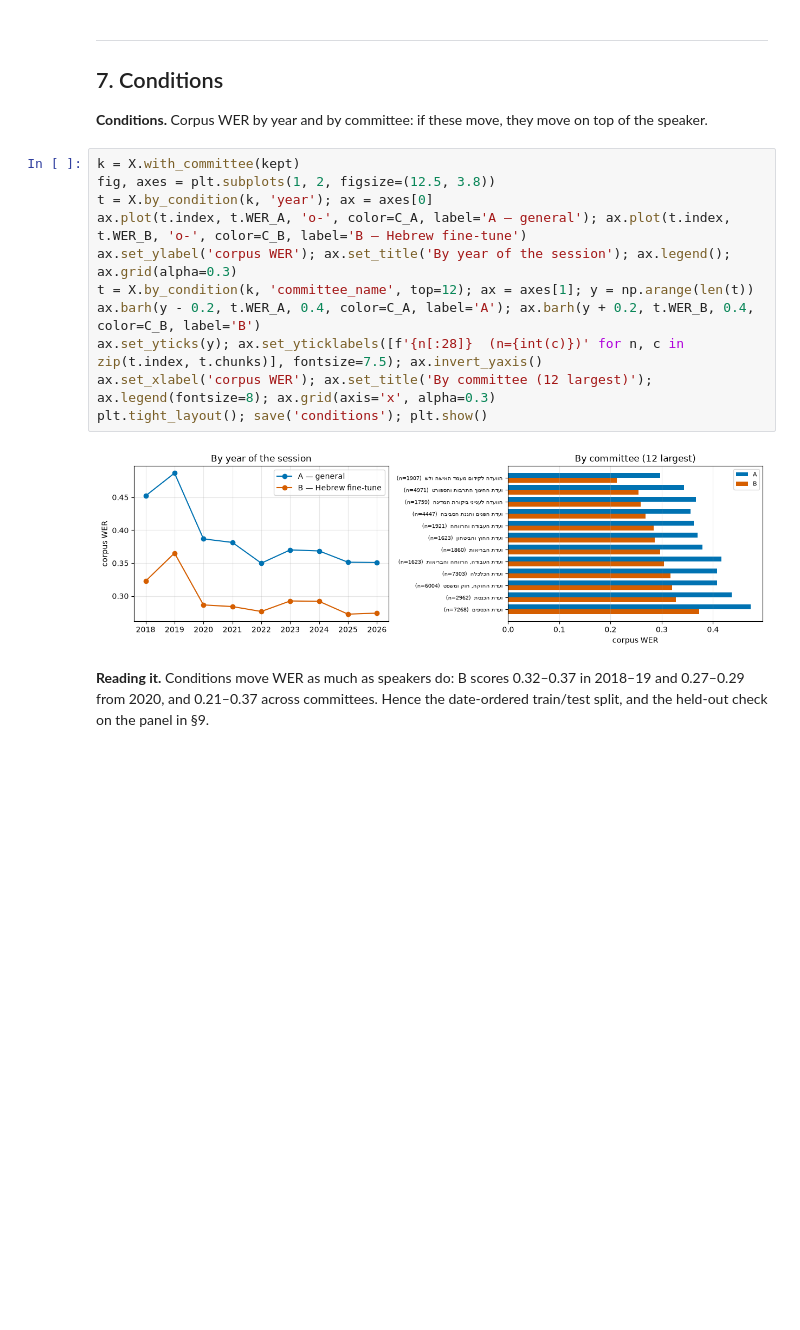
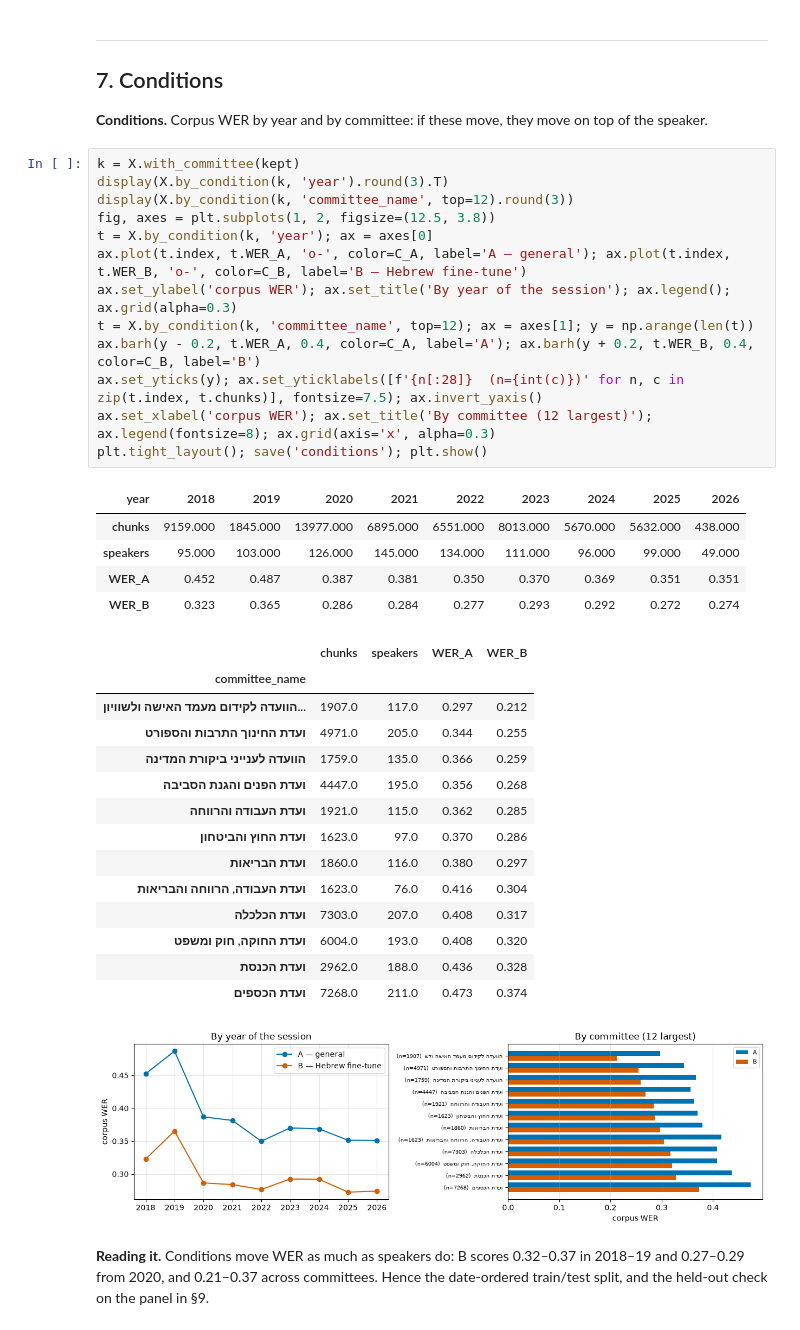
Before and after one commit to hadasy-tau/deep-learning-project, a Jupyter notebook: notebooks/committees_error_map_v2.ipynb, the cells around one changed output. Drawn from its saved outputs; the diff is of its cells as text; blank space fills up the shorter version.

```diff
--- a/notebooks/stage1_error_map.ipynb
+++ b/notebooks/committees_error_map_v2.ipynb
@@ -249,16 +279,37 @@ groups[['speakers', 'hours_minus_largest', 'wer_B', 'gain_rel', 'viable']].round
 **Conditions.** Corpus WER by year and by committee: if these move, they move on top of the speaker.
 # %%
 k = X.with_committee(kept)
+display(X.by_condition(k, 'year').round(3).T)
+display(X.by_condition(k, 'committee_name', top=12).round(3))
 fig, axes = plt.subplots(1, 2, figsize=(12.5, 3.8))
 t = X.by_condition(k, 'year'); ax = axes[0]
 ax.plot(t.index, t.WER_A, 'o-', color=C_A, label='A — general'); ax.plot(t.index, t.WER_B, 'o-', color=C_B, label='B — Hebrew fine-tune')
 ax.set_ylabel('corpus WER'); ax.set_title('By year of the session'); ax.legend(); ax.grid(alpha=0.3)
 t = X.by_condition(k, 'committee_name', top=12); ax = axes[1]; y = np.arange(len(t))
 ax.barh(y - 0.2, t.WER_A, 0.4, color=C_A, label='A'); ax.barh(y + 0.2, t.WER_B, 0.4, color=C_B, label='B')
 ax.set_yticks(y); ax.set_yticklabels([f'{n[:28]}  (n={int(c)})' for n, c in zip(t.index, t.chunks)], fontsize=7.5); ax.invert_yaxis()
 ax.set_xlabel('corpus WER'); ax.set_title('By committee (12 largest)'); ax.legend(fontsize=8); ax.grid(axis='x', alpha=0.3)
 plt.tight_layout(); save('conditions'); plt.show()
 # %% [output]
+| year | 2018 | 2019 | 2020 | 2021 | 2022 | 2023 | 2024 | 2025 | 2026 |
+| chunks | 9159.000 | 1845.000 | 13977.000 | 6895.000 | 6551.000 | 8013.000 | 5670.000 | 5632.000 | 438.000 |
+| speakers | 95.000 | 103.000 | 126.000 | 145.000 | 134.000 | 111.000 | 96.000 | 99.000 | 49.000 |
+| WER_A | 0.452 | 0.487 | 0.387 | 0.381 | 0.350 | 0.370 | 0.369 | 0.351 | 0.351 |
+| WER_B | 0.323 | 0.365 | 0.286 | 0.284 | 0.277 | 0.293 | 0.292 | 0.272 | 0.274 |
+|  | chunks | speakers | WER_A | WER_B |
+| committee_name |  |  |  |  |
+| הוועדה לקידום מעמד האישה ולשוויון... | 1907.0 | 117.0 | 0.297 | 0.212 |
+| ועדת החינוך התרבות והספורט | 4971.0 | 205.0 | 0.344 | 0.255 |
+| הוועדה לענייני ביקורת המדינה | 1759.0 | 135.0 | 0.366 | 0.259 |
+| ועדת הפנים והגנת הסביבה | 4447.0 | 195.0 | 0.356 | 0.268 |
+| ועדת העבודה והרווחה | 1921.0 | 115.0 | 0.362 | 0.285 |
+| ועדת החוץ והביטחון | 1623.0 | 97.0 | 0.370 | 0.286 |
+| ועדת הבריאות | 1860.0 | 116.0 | 0.380 | 0.297 |
+| ועדת העבודה, הרווחה והבריאות | 1623.0 | 76.0 | 0.416 | 0.304 |
+| ועדת הכלכלה | 7303.0 | 207.0 | 0.408 | 0.317 |
+| ועדת החוקה, חוק ומשפט | 6004.0 | 193.0 | 0.408 | 0.320 |
+| ועדת הכנסת | 2962.0 | 188.0 | 0.436 | 0.328 |
+| ועדת הכספים | 7268.0 | 211.0 | 0.473 | 0.374 |
 [figure]
 # %% [markdown]
 **Reading it.** Conditions move WER as much as speakers do: B scores 0.32–0.37 in 2018–19 and 0.27–0.29
```
Also changed, not shown: parts of 4 cells of this notebook, 13 other files.
